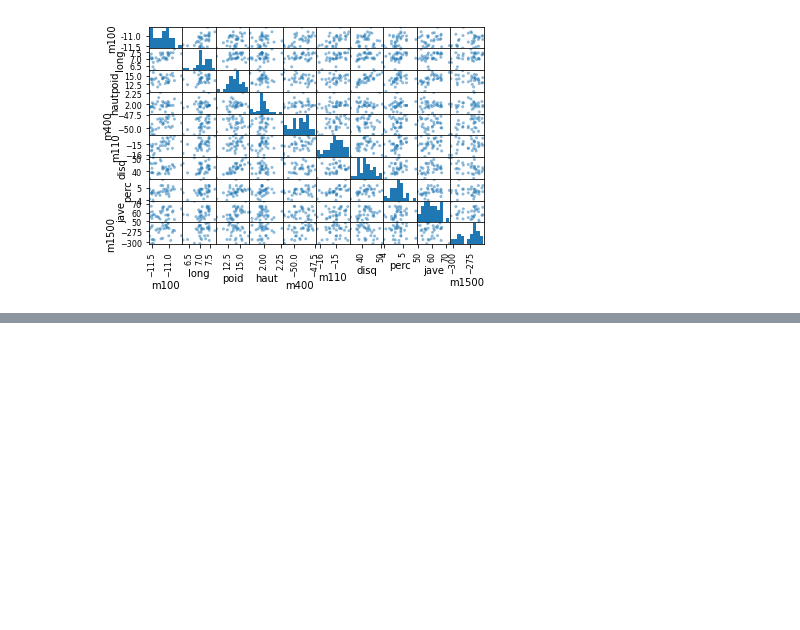
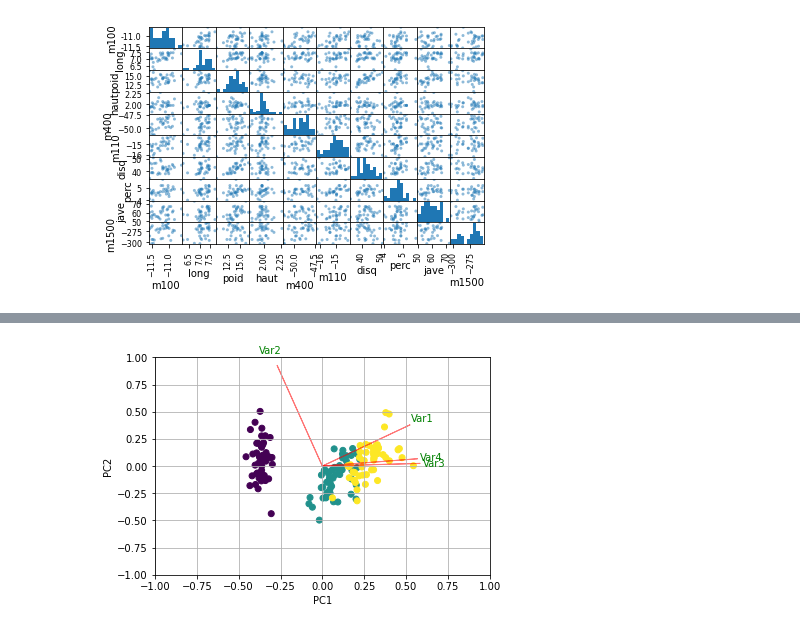
Before and after one commit to ArneDeloose/Ugain_MachineLearning_DataVis, a Jupyter notebook: Theory_notebook.ipynb, the cells around one changed output, grey strips where cells are left out. Saved outputs shown, nothing was run; the diff lists cells and outputs as text; code cells hidden in the pictures; blank space fills up the shorter version.

```diff
--- a/Theory_notebook.ipynb
+++ b/Theory_notebook.ipynb
@@ -45 +104,16 @@ fig, ax = model.biplot(n_feat=10, legend=False)
+# %%
+iris = datasets.load_iris()
+X = iris.data
+y = iris.target
+
+# normalise and fit
+scaler.fit(X)
+X=scaler.transform(X)
+pca_model = PCA()
+x_new = pca_model.fit_transform(X)
+
+#Call the function. Use only the 2 PCs.
+[fig, ax] = biplot_func(x_new[:, 0:2], np.transpose(pca_model.components_[0:2, :]))
+# %% [output]
+[figure, added]
 # %%
```
Also changed, not shown: parts of 17 cells of this notebook.
